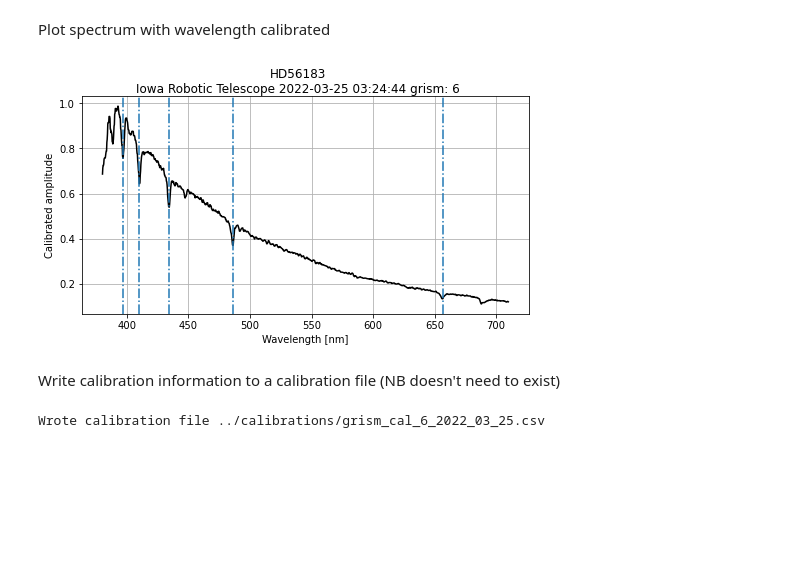
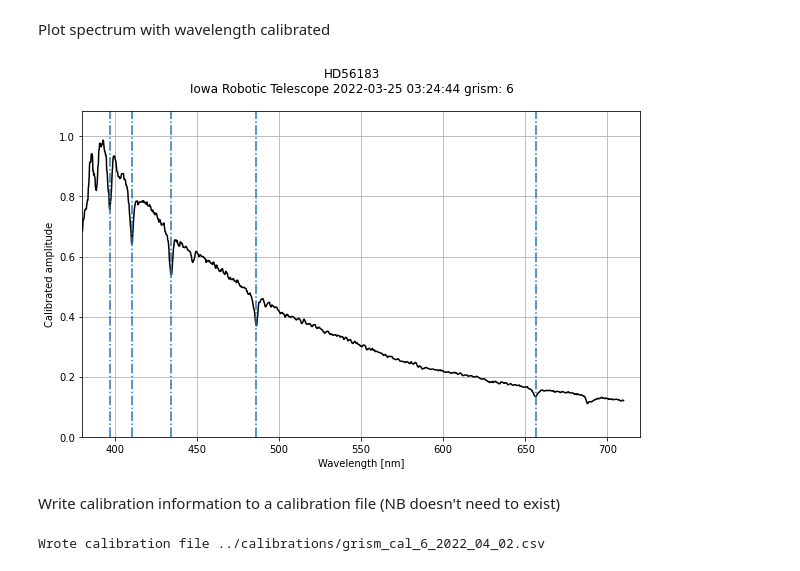
Before and after one commit to WWGolay/plot-grism, a Jupyter notebook: bin/grism_calibrate_notebook.ipynb, the cells around one changed output. Saved outputs shown, nothing was run; the diff lists cells and outputs as text; code cells hidden in the pictures; blank space fills up the shorter version.

```diff
--- a/bin/grism_calibrate_notebook.ipynb
+++ b/bin/grism_calibrate_notebook.ipynb
@@ -31,9 +31,9 @@ else:
 
 # Instantiate class
 
-G = grism_calibrate(fts_file,ref_file)
+G = grism_tools(fts_file,ref_file=ref_file)
 
-image, star, utdate,telescope, instrument, fil = G.get_info()
+image, title, object, utdate, fil, telescope, instrument, z = G.header_params()
 print('%s:  %s   %s  %s' % (star,utdate,telescope,instrument))
 # %% [output]
 Analyzing image ../images/day084/HD56183_2022_03_25_032444_6.fts, grism filter 6
@@ -116,35 +116,18 @@ _,gain_curve,fig = G.calc_gain_curve(do_plot = True, do_poly=True, nsmooth=9,npo
 # %% [markdown]
 Plot spectrum with wavelength calibrated
 # %%
-fig=G.plot_spectrum(uncalibrated = False, medavg =3,plot_balmer=True)
+fig=G.plot_spectrum(calibrated = True, medavg =3,plot_balmer=True)
 # %% [output]
-[figure, old version]
+[figure, new version]
 # %% [markdown]
 Write calibration information to a calibration file (NB doesn't need to exist)
-# %%
-from datetime import datetime
-now = datetime.now()
-date = now.strftime("%Y/%m/%d")
-
-myfilter  = hdr['FILTER']
-telescope = hdr['TELESCOP']
-camera    = hdr['INSTRUME'][0:14]
-
-image, star, utdate,telescope, instrument, fil
-
-cal_file = '../calibrations/grism_cal_%s_%s.csv' % (fil,date.replace('/','_'))
-
-c1,c2,c3 = [float(x) for x in wavelength_coefficients]
-hdr_line = 'Grism calibration created %s using %s, %s, Filter: %s\n' %(date,telescope, camera, myfilter)
-cal_line = '%.2f, %.3e, %.3f, %.2f\n' % (float(angle),c1,c2,c3)
-subim_box = '%i, %i, %i, %i\n' % (xmin,xmax,ymin,ymax)
-
-with open(cal_file, 'w') as fh:
-    fh.write(hdr_line)
-    fh.write(cal_line)
-    fh.write(subim_box)
-    for j,w in enumerate(wave):
-        fh.write('%.2f %.4f\n' % (w, gain_curve[j]))
-print('Wrote calibration file %s' % cal_file)
-# %% [output]
-Wrote calibration file ../calibrations/grism_cal_6_2022_03_25.csv
+# %%
+from datetime import datetime
+
+now = datetime.now()
+date = now.strftime("%Y/%m/%d")
+cal_file = '../calibrations/grism_cal_%s_%s.csv' % (fil,date.replace('/','_'))
+
+G.write_calib_csv(cal_file, wavelength_coefficients, angle, box, gain_curve)
+# %% [output]
+Wrote calibration file ../calibrations/grism_cal_6_2022_04_02.csv
```
Also changed, not shown: parts of 4 cells of this notebook, 5 other files.
